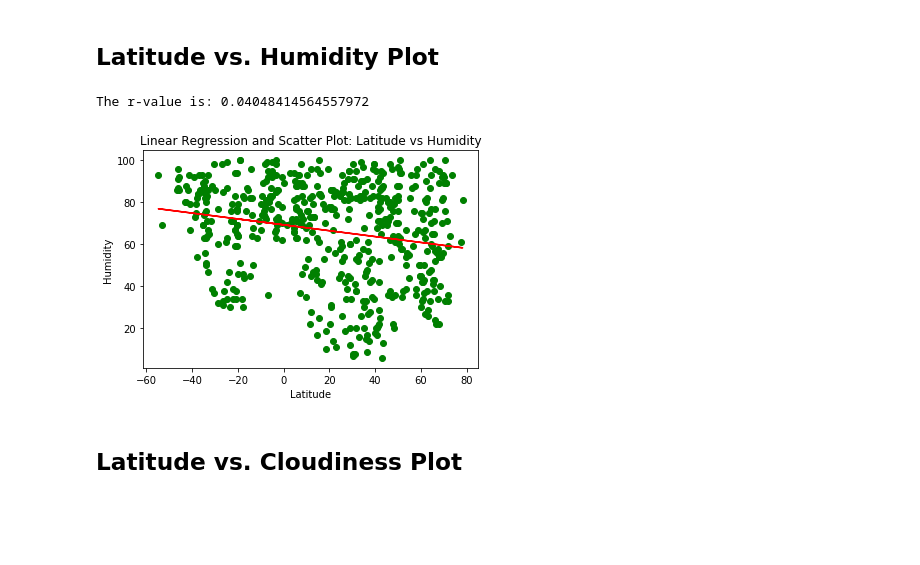
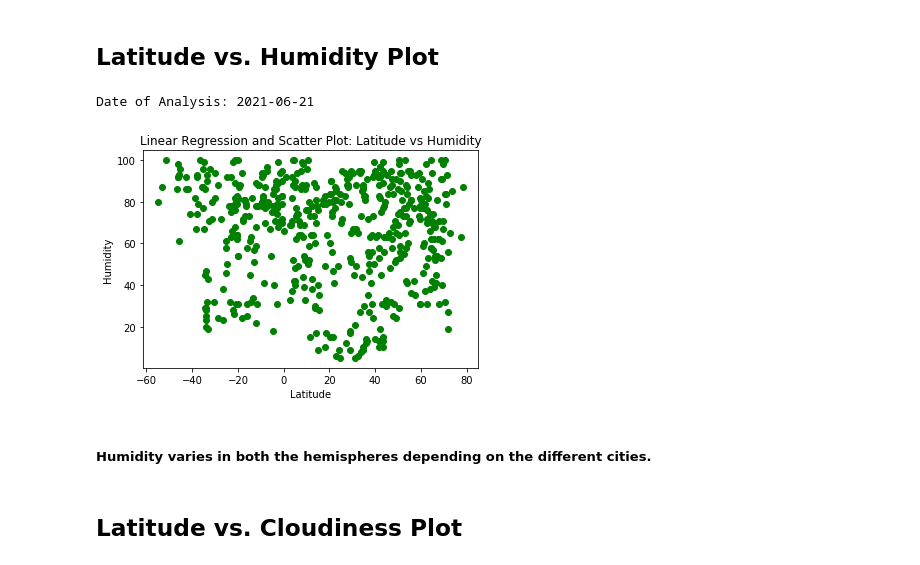
Before and after one commit to cell2silicon/API-Homework, a Jupyter notebook: starter_code/WeatherPy.ipynb, the cells around one changed output. Drawn from its saved outputs; the diff is of its cells as text; code cells hidden in the pictures; blank space fills up the shorter version.

```diff
--- a/starter_code/WeatherPy.ipynb
+++ b/starter_code/WeatherPy.ipynb
@@ -237,47 +276,28 @@ The r-value is: 0.00026493386796607783
 # %% [markdown]
 ## Latitude vs. Humidity Plot
-# %%
-# create scatter plot for latitude vs humidity
-from datetime import date
-
-# Create a Scatter Plot for temperature vs humidity
-x_values = city_df["Latitude"]
-y_values = city_df["Humidity"]
-plt.scatter(x_values,y_values,color="green")
-plt.xlabel("Latitude")
-plt.ylabel("Humidity")
-# plt.show()
-
-# Perform a linear regression on temperature vs. humidity
-(slope, intercept, rvalue, pvalue, stderr) = linregress(x_values, y_values)
-
-# Get regression values
-regress_values = x_values * slope + intercept
-# print(regress_values)
-
-# Create line equation string
-line_eq = "y = " + str(round(slope,2)) + "x +" + str(round(intercept,2))
-# print(line_eq)
-
-# Create Plot
-# plt.scatter(x_values,y_values)
-plt.plot(x_values,regress_values,"r-")
-plt.title("Linear Regression and Scatter Plot: Latitude vs Humidity")
-
-# Label plot and annotate the line equation
-plt.xlabel('Latitude')
-plt.ylabel('Humidity')
-# plt.annotate(line_eq,(20,15),fontsize=15,color="red")
-
-# Print r value
-print(f"The r-value is: {rvalue**2}")
-
-plt.savefig("output_data/lat vs humidity.png")
-
-# Show plot
-plt.show();
-# %% [output]
-The r-value is: 0.04048414564557972
-[figure, removed]
+# %%
+# create scatter plot for Latitude vs Humidity
+
+# Create a Scatter Plot for Latitude vs Humidity
+x_values = clean_city_data["Latitude"]
+y_values = clean_city_data["Humidity"]
+
+# plotting scatter plot and setting axis labels and title
+plt.scatter(x_values,y_values,color="green")
+plt.xlabel("Latitude")
+plt.ylabel("Humidity")
+plt.title("Linear Regression and Scatter Plot: Latitude vs Humidity")
+
+# saving fig in .png format
+plt.savefig("output_data/lat vs humidity.png")
+print("Date of Analysis:", date)
+
+# Show plot
+plt.show();
+# %% [output]
+Date of Analysis: 2021-06-21
+[figure, added]
+# %% [markdown]
+##### Humidity varies in both the hemispheres depending on the different cities.
 # %% [markdown]
 ## Latitude vs. Cloudiness Plot
```
Also changed, not shown: parts of 50 cells of this notebook, 21 other files.
